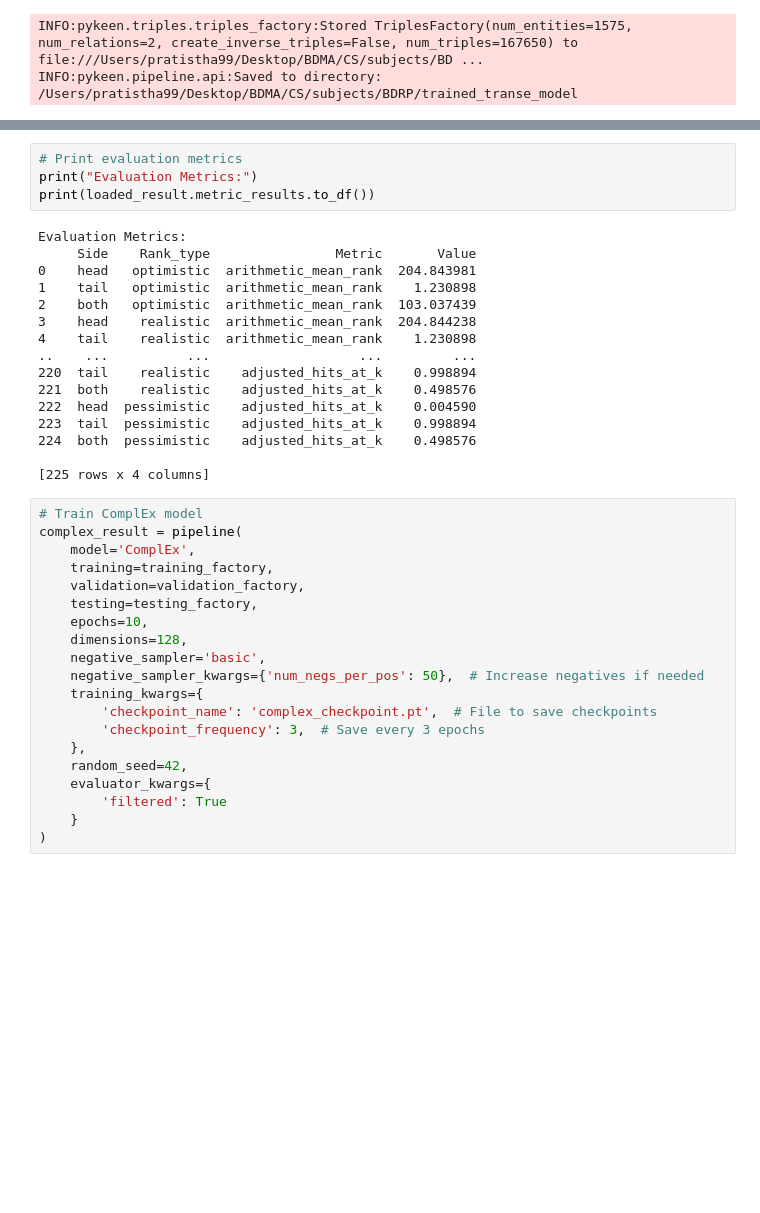
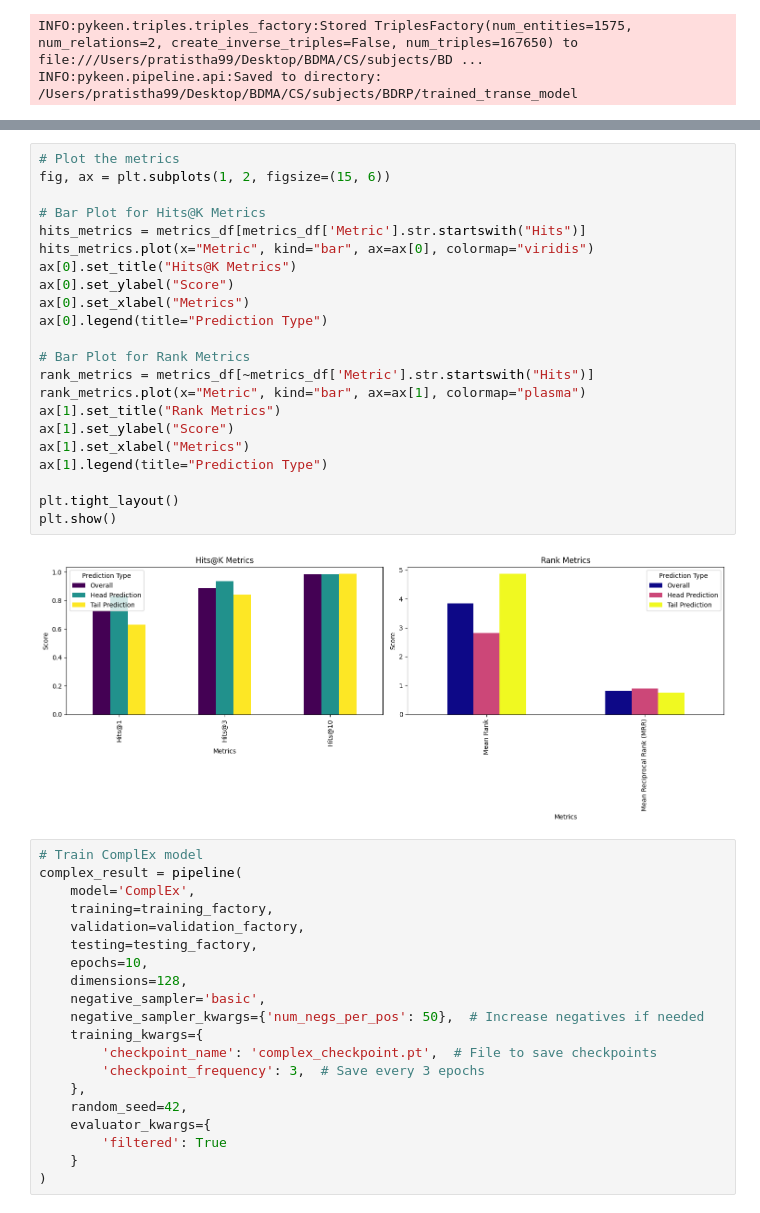
Before and after one commit to aayus97/BDRP_KG, a Jupyter notebook: Clustering.ipynb, the cells around one changed output, grey strips where cells are left out. Saved outputs shown, nothing was run; the diff lists cells and outputs as text; blank space fills up the shorter version.

```diff
--- a/Clustering.ipynb
+++ b/Clustering.ipynb
@@ -951,23 +1007,27 @@ loaded_model = torch.load(model_path)
-# %%
-# Print evaluation metrics
-print("Evaluation Metrics:")
-print(loaded_result.metric_results.to_df())
-# %% [output]
-Evaluation Metrics:
-     Side    Rank_type                Metric       Value
-0    head   optimistic  arithmetic_mean_rank  204.843981
-1    tail   optimistic  arithmetic_mean_rank    1.230898
-2    both   optimistic  arithmetic_mean_rank  103.037439
-3    head    realistic  arithmetic_mean_rank  204.844238
-4    tail    realistic  arithmetic_mean_rank    1.230898
-..    ...          ...                   ...         ...
-220  tail    realistic    adjusted_hits_at_k    0.998894
-221  both    realistic    adjusted_hits_at_k    0.498576
-222  head  pessimistic    adjusted_hits_at_k    0.004590
-223  tail  pessimistic    adjusted_hits_at_k    0.998894
-224  both  pessimistic    adjusted_hits_at_k    0.498576
-
-[225 rows x 4 columns]
+# %%
+# Plot the metrics
+fig, ax = plt.subplots(1, 2, figsize=(15, 6))
+
+# Bar Plot for Hits@K Metrics
+hits_metrics = metrics_df[metrics_df['Metric'].str.startswith("Hits")]
+hits_metrics.plot(x="Metric", kind="bar", ax=ax[0], colormap="viridis")
+ax[0].set_title("Hits@K Metrics")
+ax[0].set_ylabel("Score")
+ax[0].set_xlabel("Metrics")
+ax[0].legend(title="Prediction Type")
+
+# Bar Plot for Rank Metrics
+rank_metrics = metrics_df[~metrics_df['Metric'].str.startswith("Hits")]
+rank_metrics.plot(x="Metric", kind="bar", ax=ax[1], colormap="plasma")
+ax[1].set_title("Rank Metrics")
+ax[1].set_ylabel("Score")
+ax[1].set_xlabel("Metrics")
+ax[1].legend(title="Prediction Type")
+
+plt.tight_layout()
+plt.show()
+# %% [output]
+[figure, added]
 # %%
 # Train ComplEx model
 complex_result = pipeline(
```
Also changed, not shown: parts of 7 cells of this notebook.
